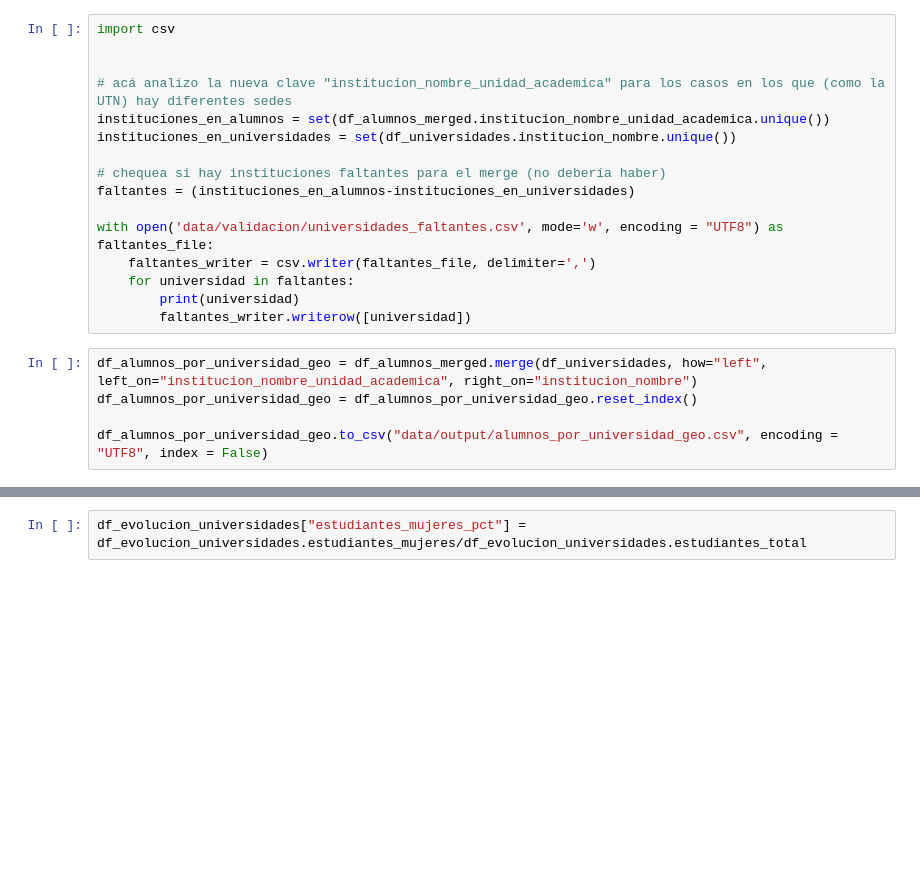
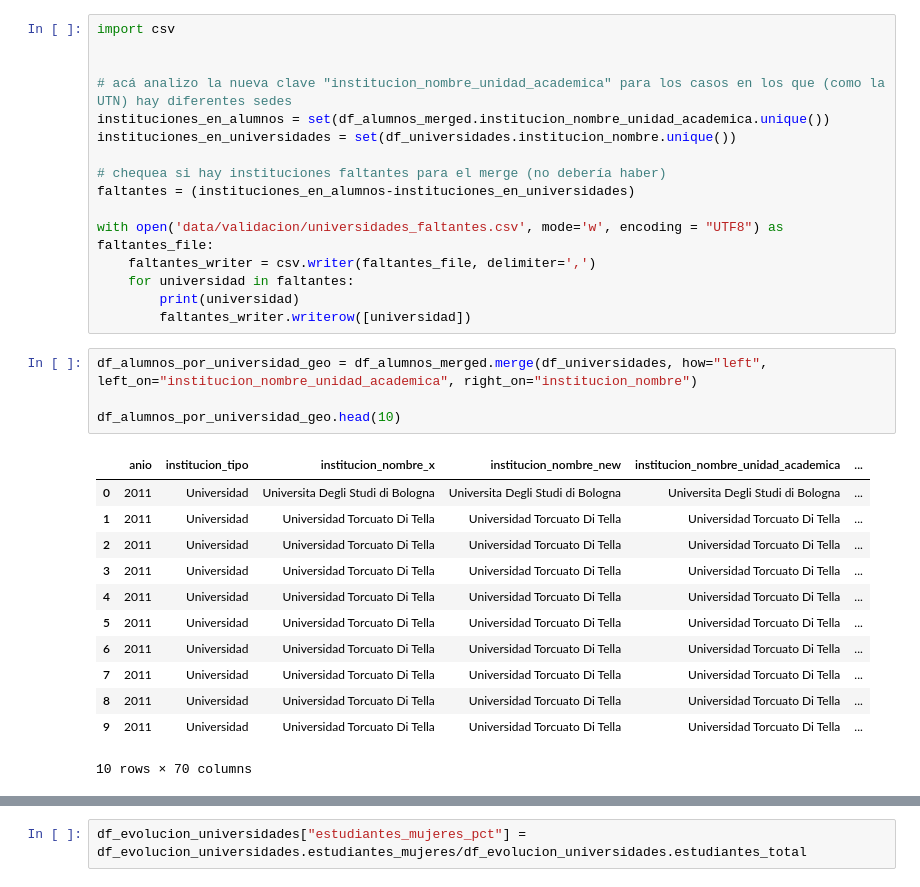
Before and after one commit to chicasentec/visualizacion_carreras, a Jupyter notebook: etl-next-journal.ipynb, the cells around one changed output, grey strips where cells are left out. Drawn from its saved outputs; the diff is of its cells as text; blank space fills up the shorter version.

```diff
--- a/etl-next-journal.ipynb
+++ b/etl-next-journal.ipynb
@@ -188,6 +199,18 @@ with open('data/validacion/universidades_faltantes.csv', mode='w', encoding = "U
         faltantes_writer.writerow([universidad])
 # %%
 df_alumnos_por_universidad_geo = df_alumnos_merged.merge(df_universidades, how="left", left_on="institucion_nombre_unidad_academica", right_on="institucion_nombre")
-df_alumnos_por_universidad_geo = df_alumnos_por_universidad_geo.reset_index()
 
-df_alumnos_por_universidad_geo.to_csv("data/output/alumnos_por_universidad_geo.csv", encoding = "UTF8", index = False)
+df_alumnos_por_universidad_geo.head(10)
+# %% [output]
+|  | anio | institucion_tipo | institucion_nombre_x | institucion_nombre_new | institucion_nombre_unidad_academica | ... |
+| 0 | 2011 | Universidad | Universita Degli Studi di Bologna | Universita Degli Studi di Bologna | Universita Degli Studi di Bologna | ... |
+| 1 | 2011 | Universidad | Universidad Torcuato Di Tella | Universidad Torcuato Di Tella | Universidad Torcuato Di Tella | ... |
+| 2 | 2011 | Universidad | Universidad Torcuato Di Tella | Universidad Torcuato Di Tella | Universidad Torcuato Di Tella | ... |
+| 3 | 2011 | Universidad | Universidad Torcuato Di Tella | Universidad Torcuato Di Tella | Universidad Torcuato Di Tella | ... |
+| 4 | 2011 | Universidad | Universidad Torcuato Di Tella | Universidad Torcuato Di Tella | Universidad Torcuato Di Tella | ... |
+| 5 | 2011 | Universidad | Universidad Torcuato Di Tella | Universidad Torcuato Di Tella | Universidad Torcuato Di Tella | ... |
+| 6 | 2011 | Universidad | Universidad Torcuato Di Tella | Universidad Torcuato Di Tella | Universidad Torcuato Di Tella | ... |
+| 7 | 2011 | Universidad | Universidad Torcuato Di Tella | Universidad Torcuato Di Tella | Universidad Torcuato Di Tella | ... |
+| 8 | 2011 | Universidad | Universidad Torcuato Di Tella | Universidad Torcuato Di Tella | Universidad Torcuato Di Tella | ... |
+| 9 | 2011 | Universidad | Universidad Torcuato Di Tella | Universidad Torcuato Di Tella | Universidad Torcuato Di Tella | ... |
+10 rows × 70 columns
```
Also changed, not shown: parts of 13 cells of this notebook, 13 other files.
